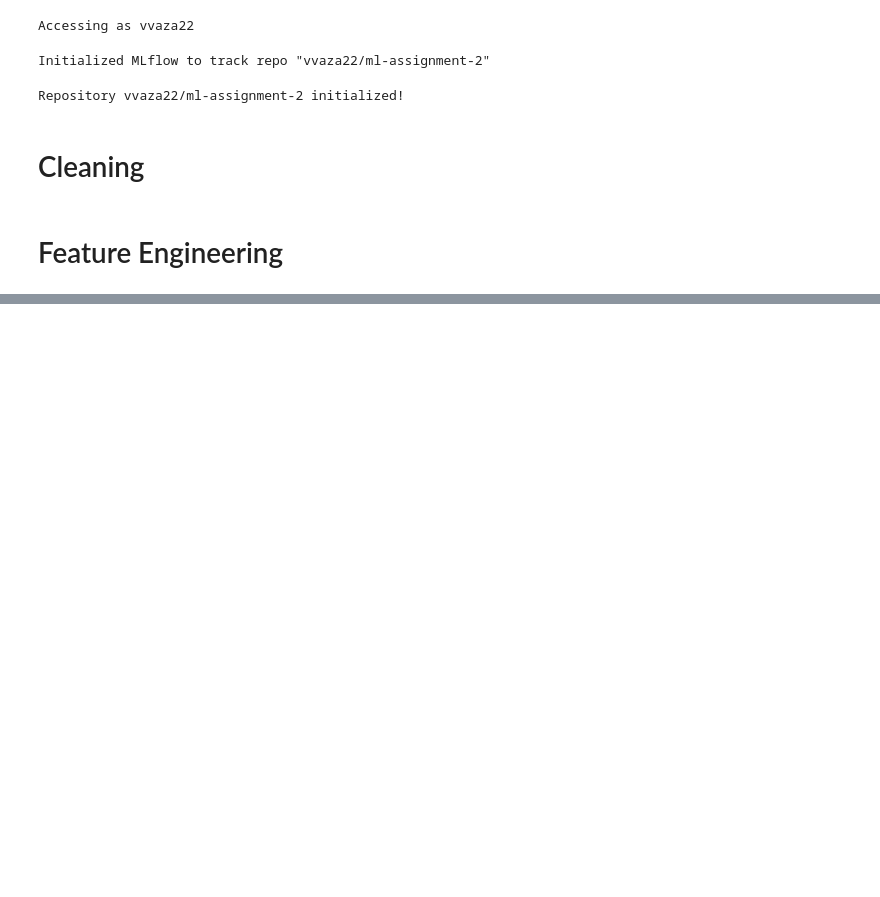
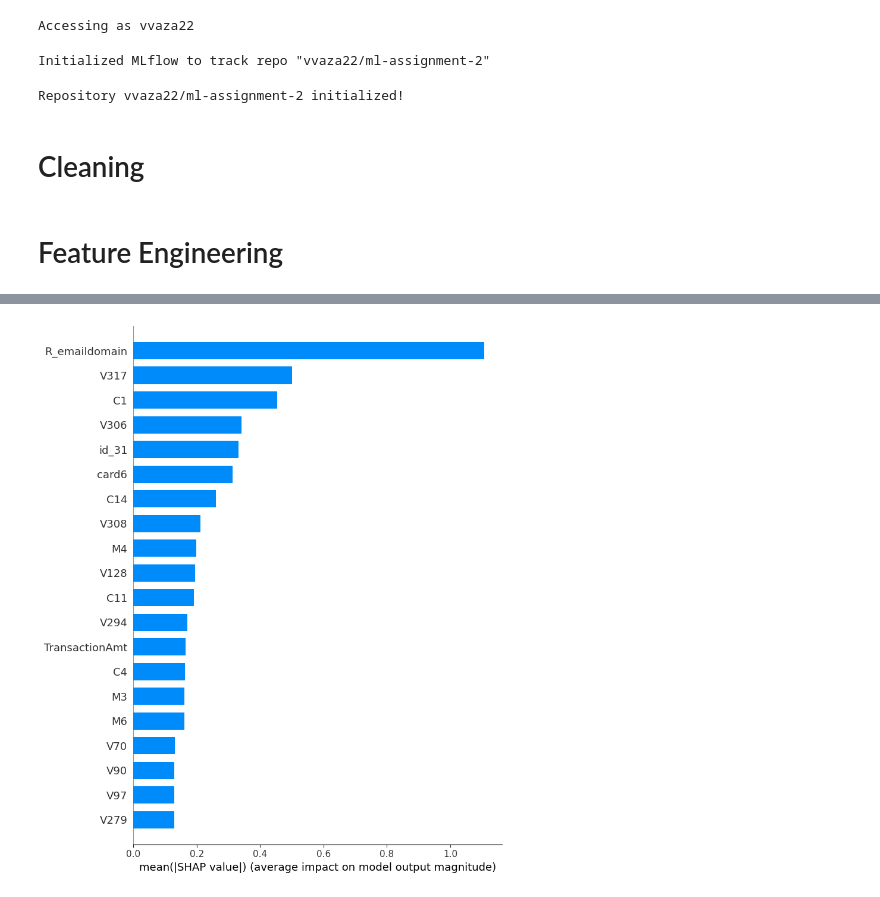
Before and after one commit to vvaza22/ml-assignment-2, a Jupyter notebook: model_experiment_XGBoost.ipynb, the cells around one changed output, grey strips where cells are left out. Drawn from its saved outputs; the diff is of its cells as text; code cells hidden in the pictures; blank space fills up the shorter version.

Commit message:
Update xgboost notebook

```diff
--- a/model_experiment_XGBoost.ipynb
+++ b/model_experiment_XGBoost.ipynb
@@ -347,0 +364,8 @@ log_custom_pymodel(
+# %%
+from sklearn.model_selection import GridSearchCV, StratifiedKFold
+
+# Prepare GridSearch
+kfold = StratifiedKFold(n_splits=KFOLD_N_SPLITS, shuffle=True, random_state=RANDOM_STATE)
+grid_search = GridSearchCV(pipeline, param_grid, cv=kfold, scoring='roc_auc', return_train_score=True, verbose=3)
+# %%
+grid_search.fit(X_train, y_train)
@@ -347,0 +460,21 @@ log_custom_pymodel(
+# %%
+import category_encoders
+
+cat_encoder = category_encoders.WOEEncoder(
+    cols=[feat for feat in X_train.columns if X_train[feat].dtype == "object"]
+)
+X_mod = cat_encoder.fit_transform(X_train, y_train)
+X_mod = DropHighNAFeatures(threshold=NA_DROP_THRESHOLD).fit_transform(X_mod, y_train)
+X_mod = FillNAWithMedian().fit_transform(X_mod, y_train)
+# %%
+import shap
+explainer = shap.TreeExplainer(grid_search.best_estimator_.named_steps["classifier"])
+shap_values = explainer.shap_values(X_mod)
+# %%
+import matplotlib.pyplot as plt
+
+shap.summary_plot(shap_values, X_mod, plot_type="bar", show=False)
+plt.savefig("xgboost_shap_bar_plot.png")
+plt.show()
+# %% [output]
+[figure, added]
```
Also changed, not shown: parts of 46 cells of this notebook, 1 other file.
